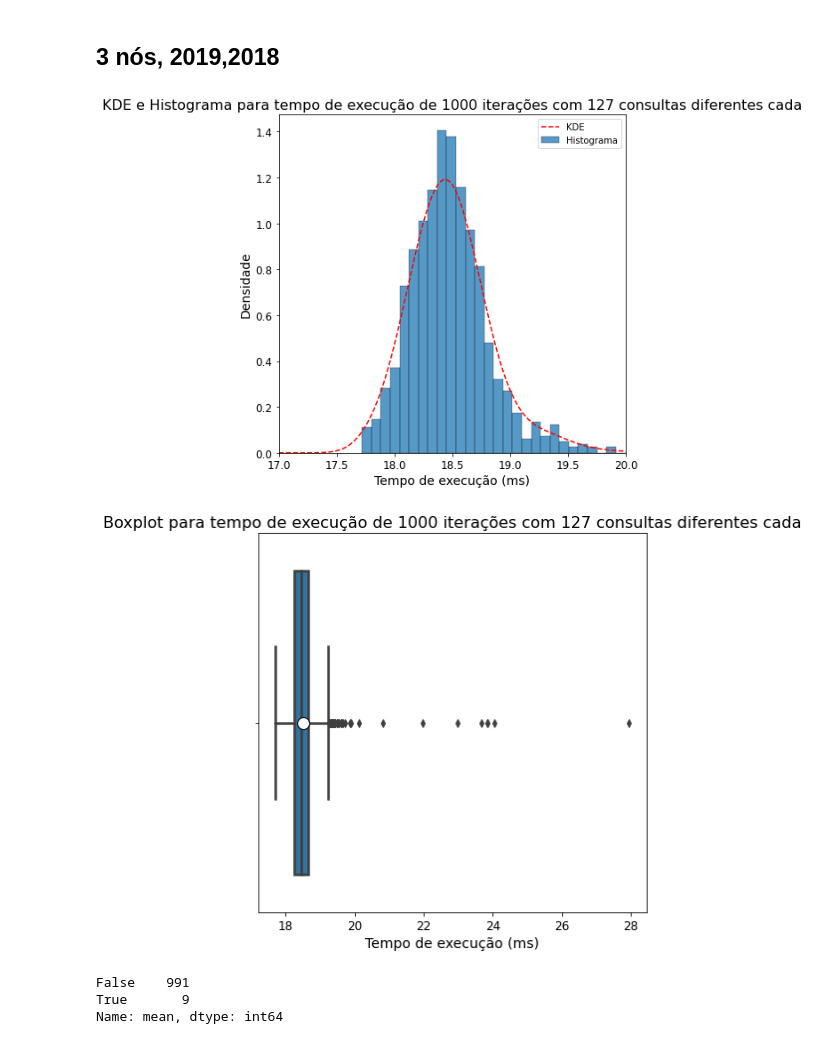
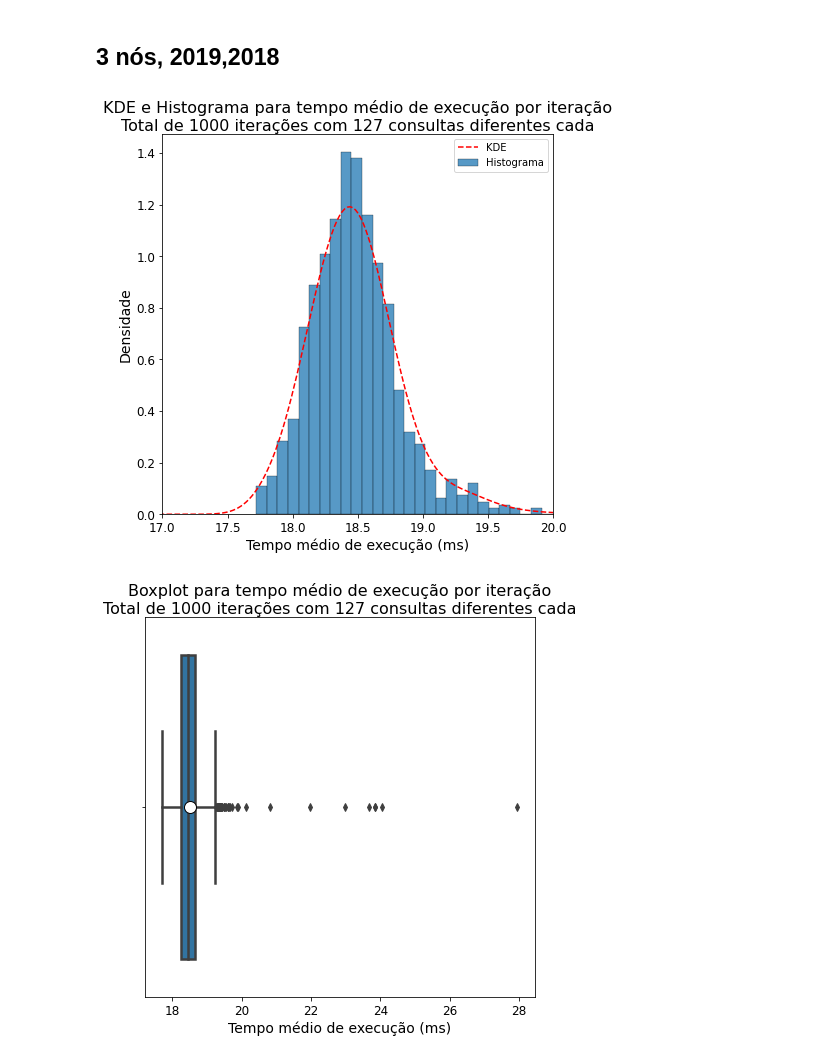
Before and after one commit to svponte/bdm, a Jupyter notebook: resultados/analise_resultados.ipynb, the cells around one changed output. Drawn from its saved outputs; the diff is of its cells as text; code cells hidden in the pictures.

```diff
--- a/resultados/analise_resultados.ipynb
+++ b/resultados/analise_resultados.ipynb
@@ -102,11 +109,11 @@ def plot_hist_kde(df, output_file, xlim=None):
     df.plot(kind='kde',
                       style='r--')
 
-    plt.title(f"KDE e Histograma para tempo de execução de {mean_size} iterações com {n_queries} consultas diferentes cada",
+    plt.title(f"KDE e Histograma para tempo médio de execução por iteração\nTotal de {mean_size} iterações com {n_queries} consultas diferentes cada",
               fontdict={'size': 16},
               wrap=True)
     plt.legend(['KDE', "Histograma"])
-    plt.xlabel('Tempo de execução (ms)',
+    plt.xlabel('Tempo médio de execução (ms)',
                fontdict={'size': 14})
     plt.ylabel('Densidade', fontdict={'size': 14})
 
@@ -140,3 +170,5 @@ def plot_boxplot(df, output_file):
+# %%
+mean_list = mean_list*1000
 # %%
 mean_size = len(mean_list)
 mean_size
@@ -147,10 +179,10 @@ mean_size
 # %%
 filename = '3nos_20192018'
 # %%
-plot_hist_kde(mean_list*1000, filename, [17, 20])
+plot_hist_kde(mean_list, filename, [17, 20])
 # %% [output]
-[figure, old version]
+[figure, new version]
 # %%
-plot_boxplot(mean_list*1000, filename)
+plot_boxplot(mean_list, filename)
 # %% [output]
-[figure, old version]
+[figure, new version]
@@ -159,6 +188,0 @@ mean_outliers = mean_list*1000 > 20
-# %%
-mean_outliers.value_counts()
-# %% [output]
-False    991
-True       9
-Name: mean, dtype: int64
```
Also changed, not shown: parts of 27 cells of this notebook, 15 other files.
